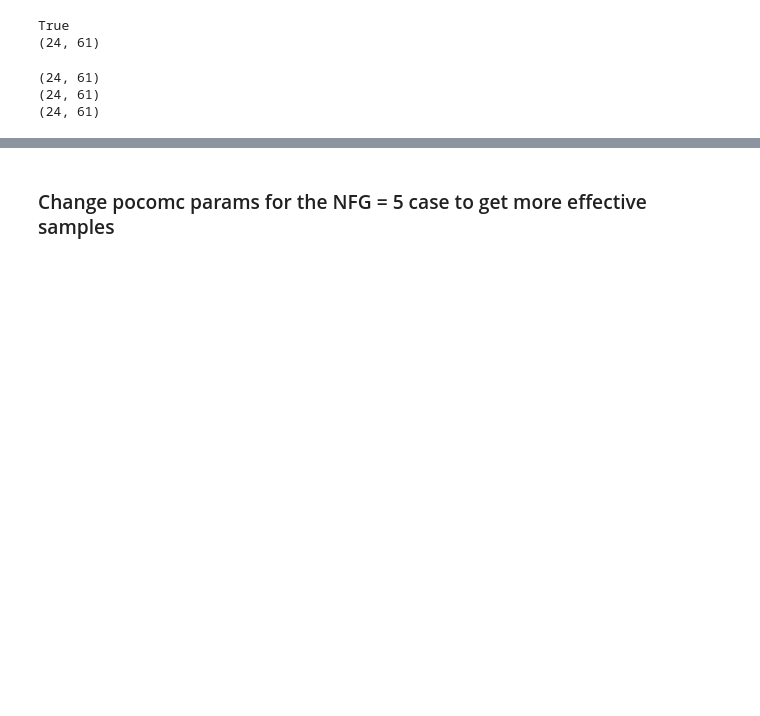
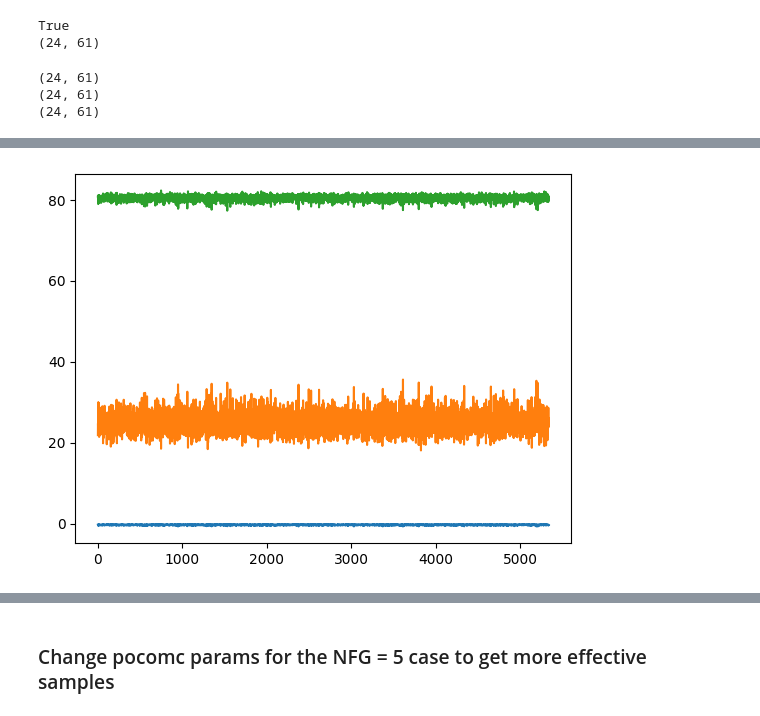
Before and after one commit to christianhbye/MIST-global-signal, a Jupyter notebook: notebooks/bic_test.ipynb, the cells around one changed output, grey strips where cells are left out. Cells and saved outputs as stored; diff of their text form; code cells hidden in the pictures; blank space fills up the shorter version.

Commit message:
plot samples

```diff
--- a/notebooks/bic_test.ipynb
+++ b/notebooks/bic_test.ipynb
@@ -159,0 +175,6 @@ for n in NFG:
+# %%
+plt.figure()
+plt.plot(results[4]["samples"])
+plt.show()
+# %% [output]
+[figure, added]
```
Also changed, not shown: parts of 4 cells of this notebook.
